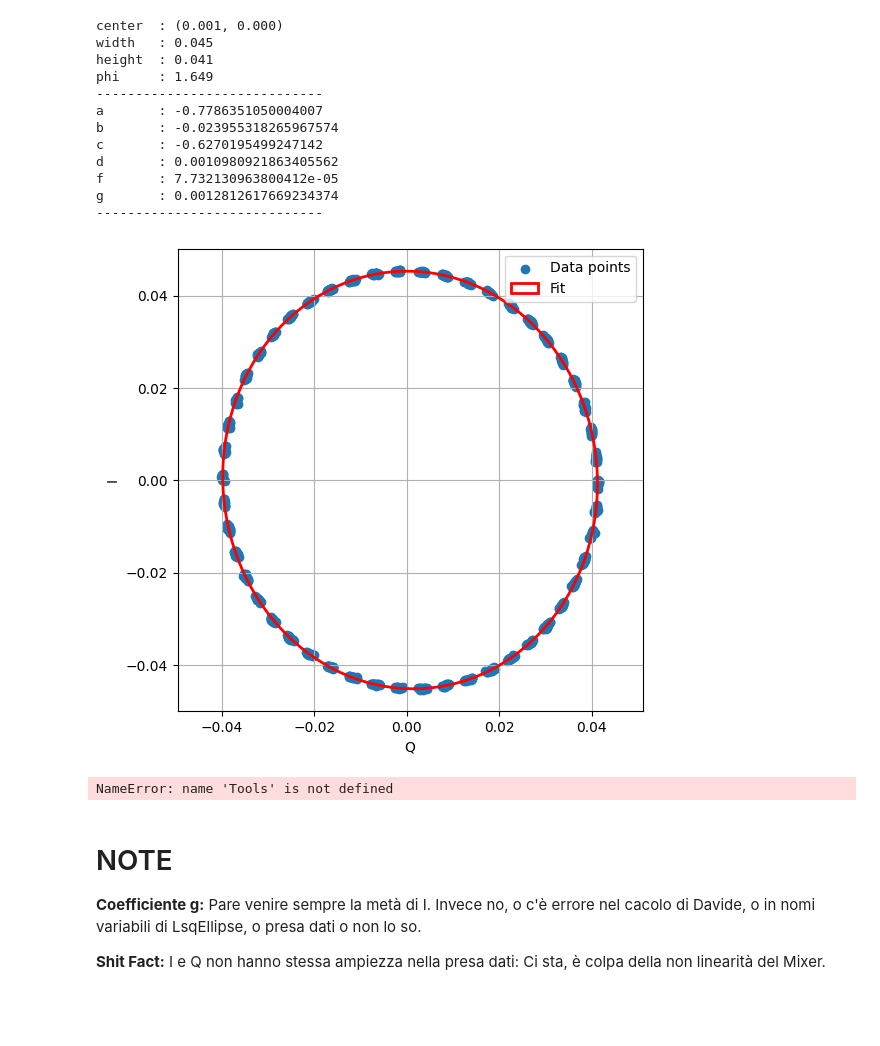
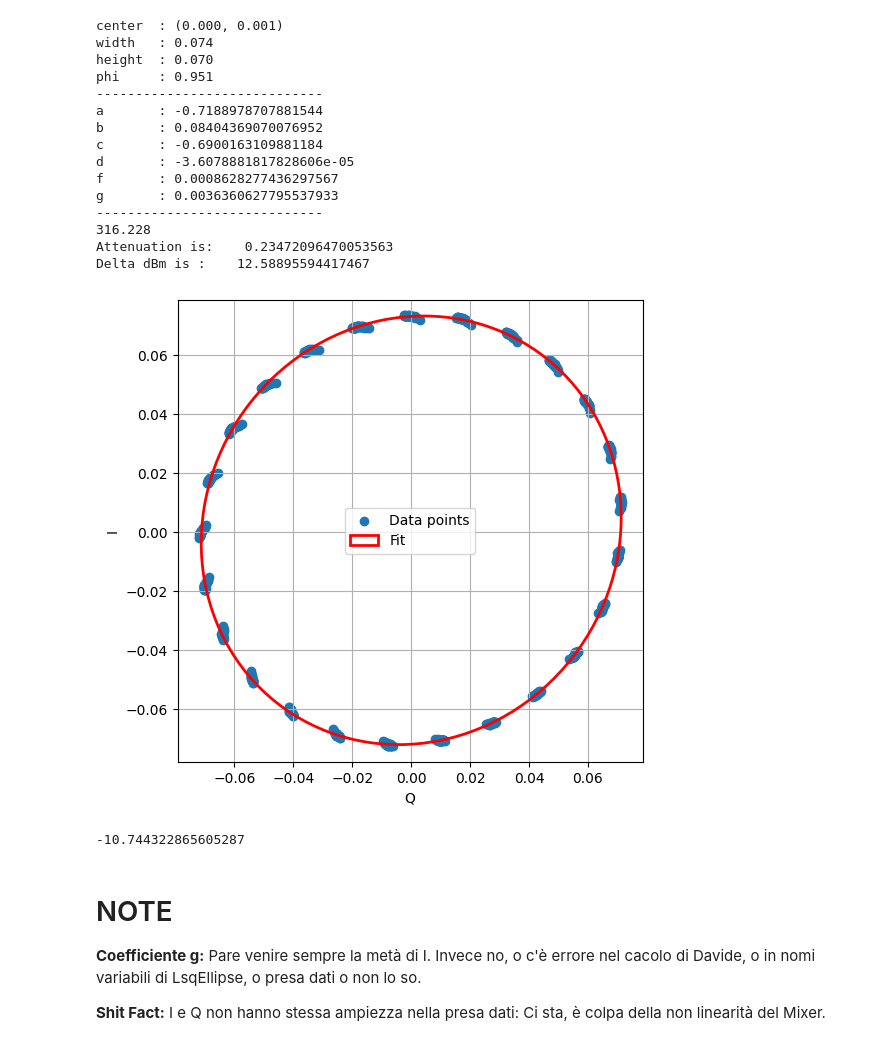
Before and after one commit to biqute/QTLab2324, a Jupyter notebook: PAandQubit/Actual_Work/Ellipse/IQ_plot.ipynb, the cells around one changed output. Drawn from its saved outputs; the diff is of its cells as text; code cells hidden in the pictures; blank space fills up the shorter version.

Commit message:
iq_plot

```diff
--- a/PAandQubit/Actual_Work/Ellipse/IQ_plot.ipynb
+++ b/PAandQubit/Actual_Work/Ellipse/IQ_plot.ipynb
@@ -48,5 +47,19 @@ plt.show()
 # %%
 # https://github.com/ehtec/least-squares-ellipse-fitting/blob/master/ellipse.py
+
+dictionary = load_hdf5_to_dict('..\\Res_spectroscopy\\Mixer_1135_5.0GHz.h5')
+# dictionary = load_hdf5_to_dict("I:\\Il mio Drive\\Università\\UniMiB - Archivio di Federico Shin'ichi Finardi\\02_Magistrale\\Laboratorio di Criogenia\\data\\panciaut-FAC_SIMILE\\amplitrixCASA_IQMixer.hdf5")
+# power = 'p05'
+freq  = 'f05'
+
+Q = Tools.find_key(dictionary, 'Q')
+I = Tools.find_key(dictionary, 'I')
+
+
+# Plot the noisy data
+cln_pts = 50                # clean points for I-Q plane
+I =  I[cln_pts:-cln_pts]
+Q =  Q[cln_pts:-cln_pts]
 
 import numpy as np
 import LsqEllipse as Lsq
@@ -62,44 +75,56 @@ print(f'center	: ({center[0]:.3f}, {center[1]:.3f})')
 print(f'width	: {width:.3f}')
 print(f'height	: {height:.3f}')
 print(f'phi	: {phi:.3f}')
 print('-----------------------------')
 print(f'a	: {a}')
 print(f'b	: {b}')
 print(f'c	: {c}')
 print(f'd	: {d}')
 print(f'f	: {f}')
 print(f'g	: {g}')
 print('-----------------------------')
+print(Tools.find_key(dictionary, 'power_(mV peak)'))
+
+
+maxes = max(width, height)                                      # maxes è il semiasse più grande dell'ellisse. Sarà giusto?
+Attenuation = (maxes*1e3/Tools.find_key(dictionary, 'power_(mV peak)'))
+
+print('Attenuation is:   ', Attenuation)
+
+print('Delta dBm is :   ', Tools.find_key(dictionary, 'power_(dBm)') - Tools.mVpk_to_dBm(maxes*1e3))
 
 fig = plt.figure(figsize=(6, 6))
 ax = plt.subplot()
 ax.axis('equal')
 ax.scatter(Q, I, zorder=1, label = 'Data points')
 ellipse = Ellipse(
     xy=center, width=2*width, height=2*height, angle=np.rad2deg(phi),
     edgecolor='r', fc='None', lw=2, label='Fit', zorder=2
 )
 ax.add_patch(ellipse)
 
 plt.xlabel('Q')
 plt.ylabel('I')
 plt.grid()
 plt.legend()
 plt.show()
 # %% [output]
-center  : (0.001, 0.000)
-width   : 0.045
-height  : 0.041
-phi     : 1.649
+center  : (0.000, 0.001)
+width   : 0.074
+height  : 0.070
+phi     : 0.951
 -----------------------------
-a       : -0.7786351050004007
-b       : -0.023955318265967574
-c       : -0.6270195499247142
-d       : 0.0010980921863405562
-f       : 7.732130963800412e-05
-g       : 0.0012812617669234374
+a       : -0.7188978707881544
+b       : 0.08404369070076952
+c       : -0.6900163109881184
+d       : -3.6078881817828606e-05
+f       : 0.0008628277436297567
+g       : 0.0036360627795537933
 -----------------------------
+316.228
+Attenuation is:    0.23472096470053563
+Delta dBm is :    12.58895594417467
-[figure, old version]
+[figure, new version]
 # %%
 # # Traslation and rotation
 # q = Q-center[0]
@@ -107,10 +132,13 @@ g       : 0.0012812617669234374
 # q_rot = i * np.sin(phi) + q*np.cos(phi)
 # i_rot = i*np.cos(phi) - q*np.sin(phi)
 # plt.scatter(q_rot, i_rot)
-# %%
-Tools.dBm_to_mVpk(dictionary['power_(dBm)'])
-# %% [output]
-NameError: name 'Tools' is not defined
+# %%
+
+Tools.dBm_to_mVpk(dictionary['power_(dBm)'])
+a = Tools.mVpk_to_dBm(41) + 7
+print(a)
+# %% [output]
+-10.744322865605287
 # %% [markdown]
 # NOTE
 **Coefficiente g:**
```
Also changed, not shown: parts of 2 cells of this notebook, 2 other files.
